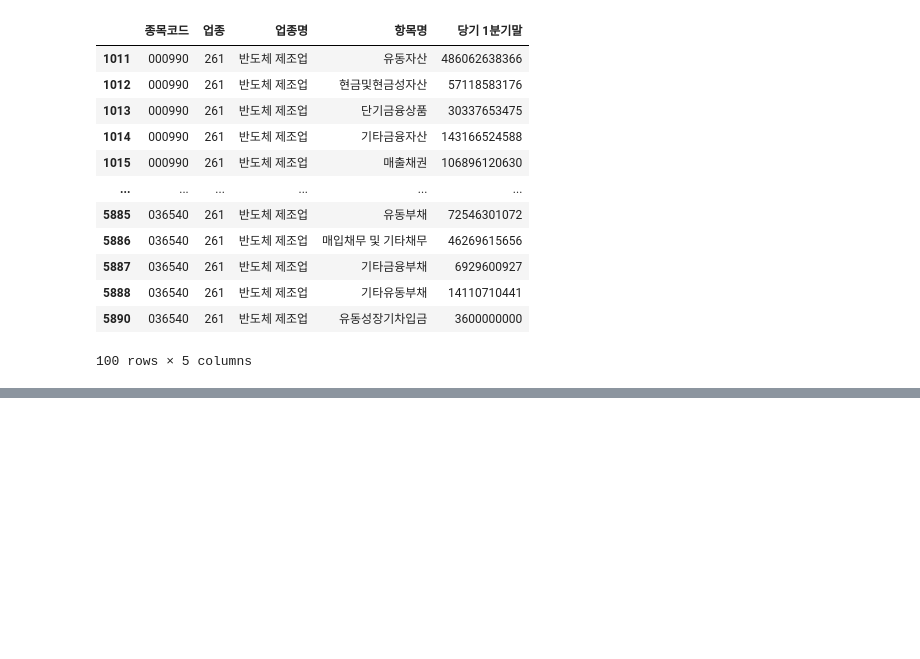
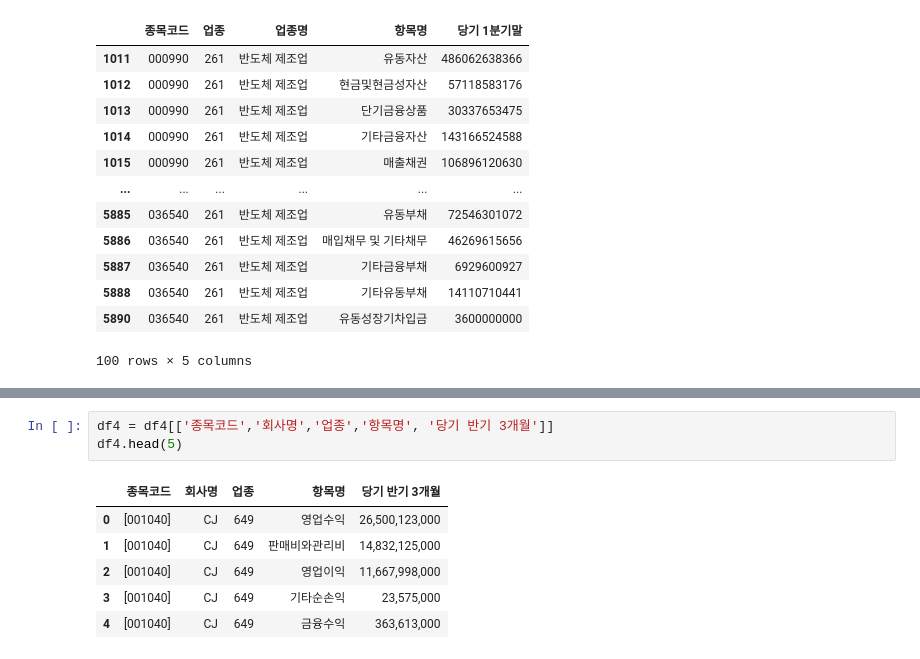
Before and after one commit to saemsaemoo/Data_Analysis, a Jupyter notebook: 01.데이터분석/21.재무제표분석.ipynb, the cells around one changed output, grey strips where cells are left out. Saved outputs shown, nothing was run; the diff lists cells and outputs as text; blank space fills up the shorter version.

```diff
--- a/01.데이터분석/21.재무제표분석.ipynb
+++ b/01.데이터분석/21.재무제표분석.ipynb
@@ -115,0 +125,10 @@ df2.head(100)
+# %%
+df4 = df4[['종목코드','회사명','업종','항목명', '당기 반기 3개월']]
+df4.head(5)
+# %% [output]
+|  | 종목코드 | 회사명 | 업종 | 항목명 | 당기 반기 3개월 |
+| 0 | [001040] | CJ | 649 | 영업수익 | 26,500,123,000 |
+| 1 | [001040] | CJ | 649 | 판매비와관리비 | 14,832,125,000 |
+| 2 | [001040] | CJ | 649 | 영업이익 | 11,667,998,000 |
+| 3 | [001040] | CJ | 649 | 기타순손익 | 23,575,000 |
+| 4 | [001040] | CJ | 649 | 금융수익 | 363,613,000 |
```
Also changed, not shown: parts of 8 cells of this notebook.
